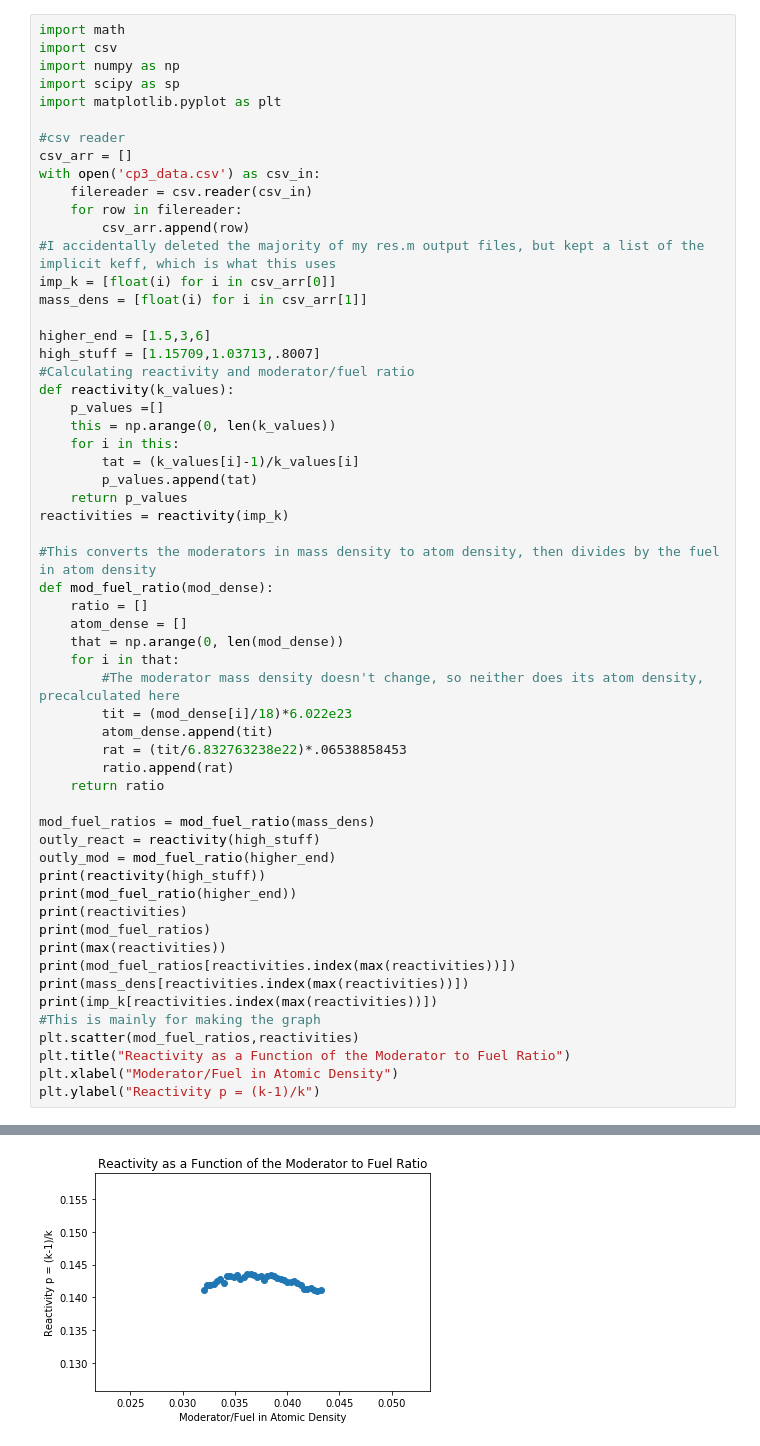
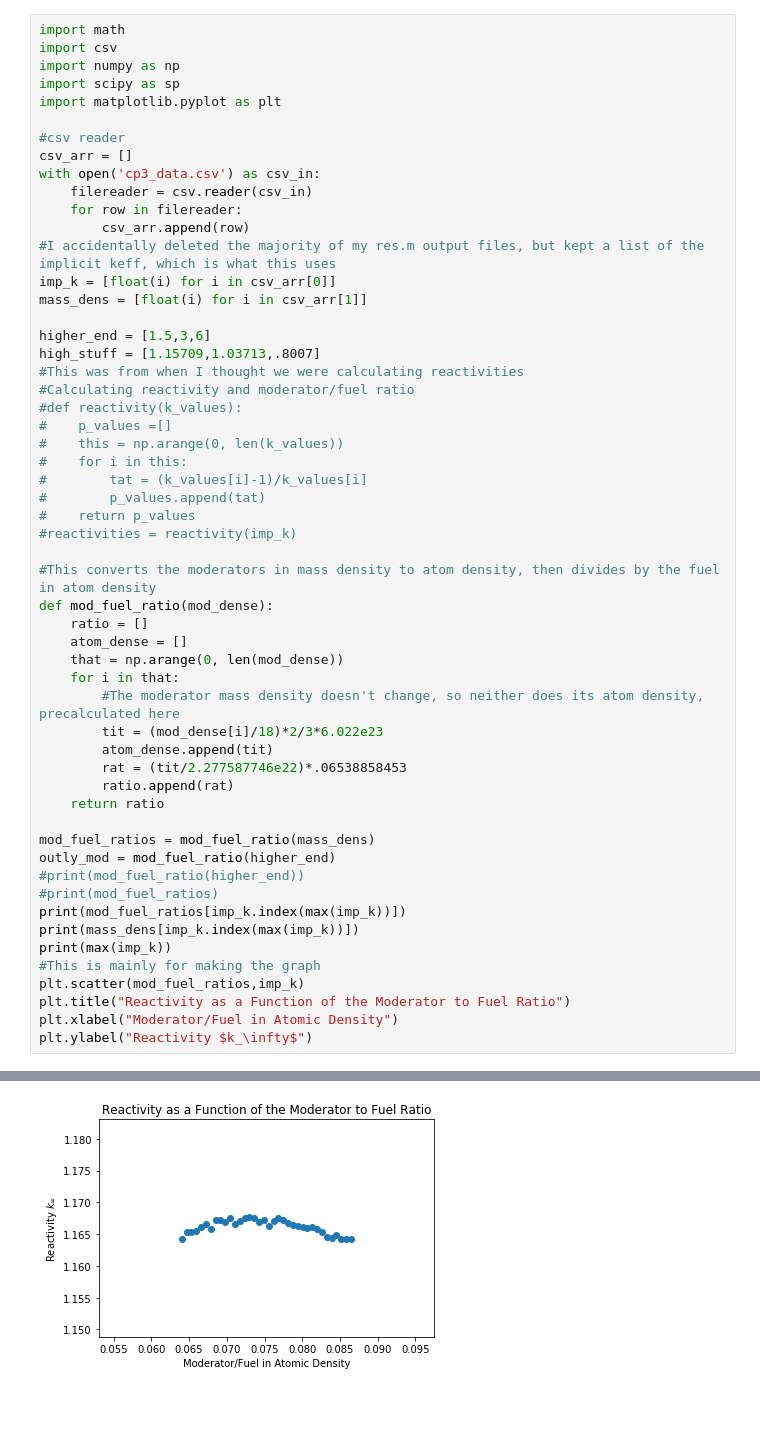
Before and after one commit to leivathan/cp3-leivathan, a Jupyter notebook: code/cp3_notebook.ipynb, the cells around one changed output, grey strips where cells are left out. Cells and saved outputs as stored; diff of their text form; blank space fills up the shorter version.

```diff
--- a/code/cp3_notebook.ipynb
+++ b/code/cp3_notebook.ipynb
@@ -17,15 +17,16 @@ mass_dens = [float(i) for i in csv_arr[1]]
 
 higher_end = [1.5,3,6]
 high_stuff = [1.15709,1.03713,.8007]
+#This was from when I thought we were calculating reactivities
 #Calculating reactivity and moderator/fuel ratio
-def reactivity(k_values):
-    p_values =[]
-    this = np.arange(0, len(k_values))
-    for i in this:
-        tat = (k_values[i]-1)/k_values[i]
-        p_values.append(tat)
-    return p_values
-reactivities = reactivity(imp_k)
+#def reactivity(k_values):
+#    p_values =[]
+#    this = np.arange(0, len(k_values))
+#    for i in this:
+#        tat = (k_values[i]-1)/k_values[i]
+#        p_values.append(tat)
+#    return p_values
+#reactivities = reactivity(imp_k)
 
 #This converts the moderators in mass density to atom density, then divides by the fuel in atom density
 def mod_fuel_ratio(mod_dense):
@@ -34,26 +35,22 @@ def mod_fuel_ratio(mod_dense):
     that = np.arange(0, len(mod_dense))
     for i in that:
         #The moderator mass density doesn't change, so neither does its atom density, precalculated here
-        tit = (mod_dense[i]/18)*6.022e23
+        tit = (mod_dense[i]/18)*2/3*6.022e23
         atom_dense.append(tit)
-        rat = (tit/6.832763238e22)*.06538858453
+        rat = (tit/2.277587746e22)*.06538858453
         ratio.append(rat)
     return ratio
 
 mod_fuel_ratios = mod_fuel_ratio(mass_dens)
-outly_react = reactivity(high_stuff)
 outly_mod = mod_fuel_ratio(higher_end)
-print(reactivity(high_stuff))
-print(mod_fuel_ratio(higher_end))
-print(reactivities)
-print(mod_fuel_ratios)
-print(max(reactivities))
-print(mod_fuel_ratios[reactivities.index(max(reactivities))])
-print(mass_dens[reactivities.index(max(reactivities))])
-print(imp_k[reactivities.index(max(reactivities))])
+#print(mod_fuel_ratio(higher_end))
+#print(mod_fuel_ratios)
+print(mod_fuel_ratios[imp_k.index(max(imp_k))])
+print(mass_dens[imp_k.index(max(imp_k))])
+print(max(imp_k))
 #This is mainly for making the graph
-plt.scatter(mod_fuel_ratios,reactivities)
+plt.scatter(mod_fuel_ratios,imp_k)
 plt.title("Reactivity as a Function of the Moderator to Fuel Ratio")
 plt.xlabel("Moderator/Fuel in Atomic Density")
-plt.ylabel("Reactivity p = (k-1)/k")
+plt.ylabel("Reactivity $k_\infty$")
 # %% [output]
@@ -69,3 +61,3 @@ Text(0,0.5,'Reactivity p = (k-1)/k')
-[figure, old version]
+[figure, new version]
 # %%
 #This is the graph with the outliers used to determine where to start calculations
```
Also changed, not shown: parts of 2 cells of this notebook, 2 other files.
